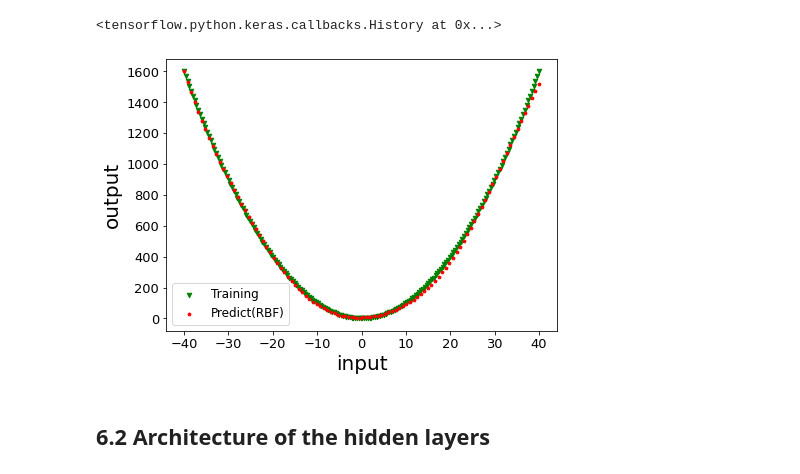
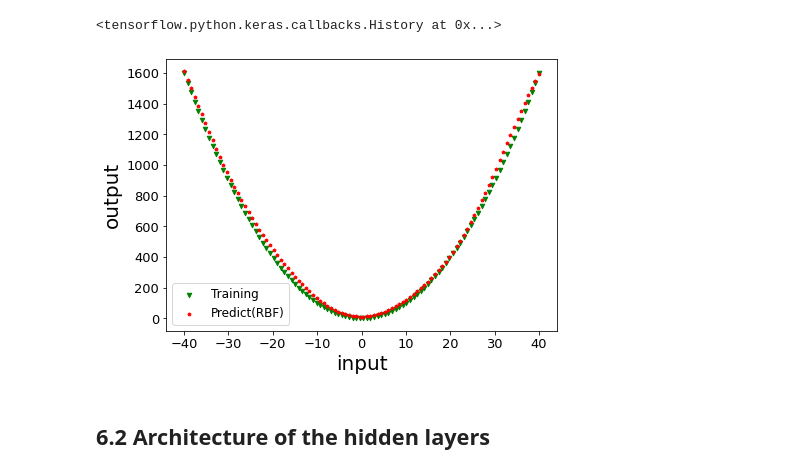
Before and after one commit to User-zwj/Thesis_Wenjuan_Code, a Jupyter notebook: Chapter6.ipynb, the cells around one changed output. Saved outputs shown, nothing was run; the diff lists cells and outputs as text; code cells hidden in the pictures.

Commit message:
Use min_max_scaler in data preprocessing

```diff
--- a/Chapter6.ipynb
+++ b/Chapter6.ipynb
@@ -62,13 +63,6 @@ model_rbf.add(tf.keras.layers.Dense(5,activation=rbf))
 model_rbf.add(tf.keras.layers.Dense(1))
 model_rbf.compile(loss='mean_squared_error', optimizer=tf.keras.optimizers.Adam(0.1))
 model_rbf.fit(listex,listey, epochs=1000, verbose=0)
-
-set_seed(12345)
-model_relu = tf.keras.Sequential()
-model_relu.add(tf.keras.layers.Dense(5,activation='relu'))
-model_relu.add(tf.keras.layers.Dense(1))
-model_relu.compile(loss='mean_squared_error', optimizer=tf.keras.optimizers.Adam(0.01))
-model_relu.fit(listex,listey, epochs=1500, verbose=0)
 # %% [output]
 <tensorflow.python.keras.callbacks.History at 0x...>
 # %%
@@ -92,23 +83,17 @@ fig.savefig("images/NN_before_scale.png");
 # %% [output]
 [figure]
+# %%
+data = np.array((listex,listey)).T
+scaler = MinMaxScaler((-1,1))
+data_trans = scaler.fit_transform(data)
+xmax, ymax = scaler.data_max_
+xmin, ymin = scaler.data_min_
 # %%
-a = 40
-np.random.seed(12345)
-listex2 = np.linspace(-1,1,200)
-listey2 = ((a*listex2)**2 + 0.1*np.random.normal(0, 1, len(listex2)) )/a**2
-
 set_seed(12345)
 model_rbf2 = tf.keras.Sequential()
 model_rbf2.add(tf.keras.layers.Dense(5,activation=rbf))
 model_rbf2.add(tf.keras.layers.Dense(1))
 model_rbf2.compile(loss='mean_squared_error', optimizer=tf.keras.optimizers.Adam(0.1))
-model_rbf2.fit(listex2,listey2, epochs=1000, verbose=0)
-
-set_seed(12345)
-model_relu2 = tf.keras.Sequential()
-model_relu2.add(tf.keras.layers.Dense(5,activation='relu'))
-model_relu2.add(tf.keras.layers.Dense(1))
-model_relu2.compile(loss='mean_squared_error', optimizer=tf.keras.optimizers.Adam(0.01))
-model_relu2.fit(listex2,listey2, epochs=1500, verbose=0)
+model_rbf2.fit(data_trans[:,0],data_trans[:,1],epochs=1000, verbose=0)
 # %% [output]
 <tensorflow.python.keras.callbacks.History at 0x...>
@@ -124,16 +100,21 @@ for j in x:
+# %%
+x_test = np.linspace(xmin,xmax,100).reshape(-1,1)
+scaler = MinMaxScaler((-1,1))
+x_test_trans = scaler.fit_transform(x_test)
+preds_rbf_trans = model_rbf2.predict(x_test_trans)
+preds_rbf2 = (preds_rbf_trans+1)*(ymax-ymin)/2+ymin
 # %%
-fig, ax = plt.subplots()
-fig.set_size_inches(7, 5)
+fig = plt.figure(figsize=(7,5))
 plt.xticks(fontsize=13, rotation=0)
 plt.yticks(fontsize=13, rotation=0)
 plt.xlabel('input',fontsize=20)
 plt.ylabel("output",fontsize=20)
-plt.scatter(a*listex2, a**2*listey2, s=20, marker='v',color='g', label="Training")     #size of point
-plt.scatter(np.linspace(-a,a,size), a**2*np.array(preds_rbf2), s=10, marker='p', color='r', label="Predict(RBF)")
+plt.scatter(listex, listey, s=20, marker='v',color='g', label="Training")     #size of point
+plt.scatter(x_test, preds_rbf2, s=10, marker='p', color='r', label="Predict(RBF)")
 plt.legend(prop={'size': 12});
-fig.savefig("images/NN_after_scale.png");
+# fig.savefig("images/NN_after_scale.png");
 # %% [output]
-[figure, old version]
+[figure, new version]
 # %% [markdown]
 ## 6.2 Architecture of the hidden layers
 # %%
```
Also changed, not shown: parts of 5 cells of this notebook, 3 other files.
